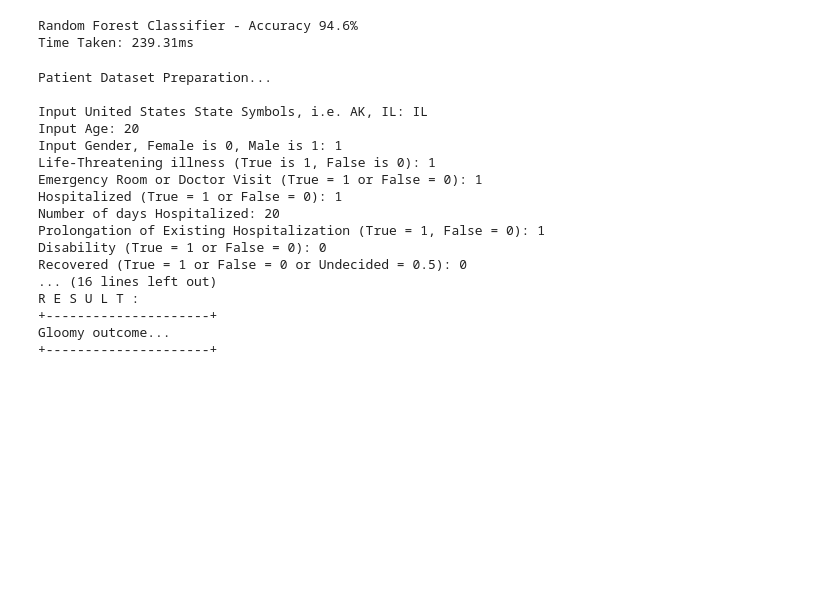
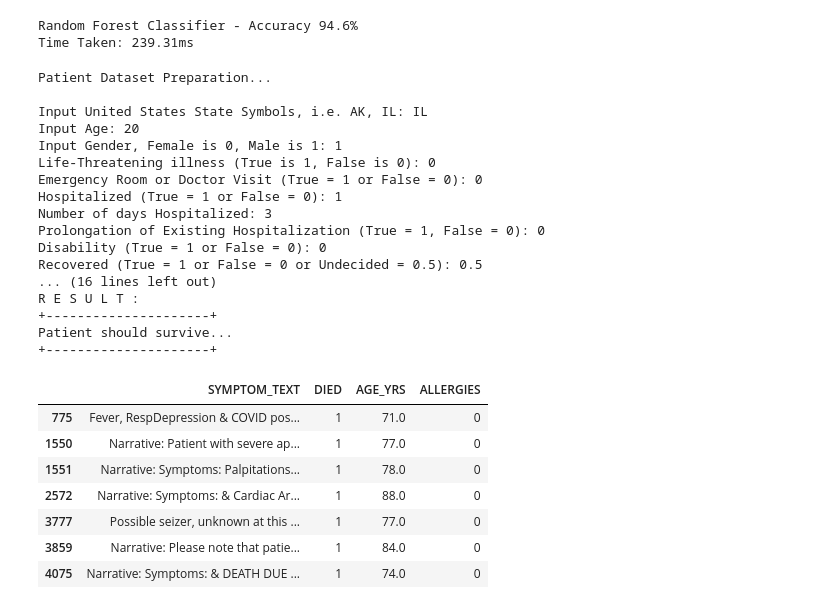
Before and after one commit to invest41/Studying_Reactions_to_Vaccines, a Jupyter notebook: Studying_Reactions_To_VACCINES.ipynb, the cells around one changed output. Saved outputs shown, nothing was run; the diff lists cells and outputs as text; code cells hidden in the pictures; blank space fills up the shorter version.

```diff
--- a/Studying_Reactions_To_VACCINES.ipynb
+++ b/Studying_Reactions_To_VACCINES.ipynb
@@ -733,7 +734,7 @@ while True:
     m_recovd = float(input("Recovered (True = 1 or False = 0 or Undecided = 0.5): "))
     m_numdays = float(input("Number of days from Vaccination date till Onset of adverse reaction: "))
     m_v_adminby = fac_dct[input(f"Type of facility where vaccine was administered, data translation in dictionary, {fac_dct.keys()}: ").upper().strip()]
-    m_form_vers = int(input("Adverse Type of Vaccination Reaction (1 or 2): "))
+    m_form_vers = int(input("Adverse Type of Vaccination Reaction ( Grim presentation, i.e. stroke or heart attack, is 1 or Others are 2): "))
     m_birth_defect = int(input("Congenital anomaly or birth defect (True = 1 or False = 0): "))
     m_ofc_visit = int(input("Doctor or other healthcare provider office/clinic visit (True is 1 or False is 0): "))
     m_er_ed_visit = int(input("Emergency room/department or urgent care (True is 1 or False is 0): "))
@@ -757,7 +758,7 @@ except Exception as e:
 
 
 #4.0
-if prediction2[0]>0: outcome = "You would've survived..."
+if prediction[0]<1: outcome = "Patient should survive..."
 else: outcome = 'Gloomy outcome...'
 template = f'''
 \n\n\n\n
@@ -772,15 +773,27 @@ Patient Dataset Preparation...
 Input United States State Symbols, i.e. AK, IL: IL
 Input Age: 20
 Input Gender, Female is 0, Male is 1: 1
-Life-Threatening illness (True is 1, False is 0): 1
-Emergency Room or Doctor Visit (True = 1 or False = 0): 1
+Life-Threatening illness (True is 1, False is 0): 0
+Emergency Room or Doctor Visit (True = 1 or False = 0): 0
 Hospitalized (True = 1 or False = 0): 1
-Number of days Hospitalized: 20
-Prolongation of Existing Hospitalization (True = 1, False = 0): 1
+Number of days Hospitalized: 3
+Prolongation of Existing Hospitalization (True = 1, False = 0): 0
 Disability (True = 1 or False = 0): 0
-Recovered (True = 1 or False = 0 or Undecided = 0.5): 0
+Recovered (True = 1 or False = 0 or Undecided = 0.5): 0.5
 ... (16 lines left out)
 R E S U L T :
 +---------------------+
-Gloomy outcome...
+Patient should survive...
 +---------------------+
+# %%
+#proves correlation between the Type 1 form of adverse reaction and death
+corona_vac_df[corona_vac_df['FORM_VERS']==1][['SYMPTOM_TEXT','DIED','AGE_YRS','ALLERGIES']]
+# %% [output]
+|  | SYMPTOM_TEXT | DIED | AGE_YRS | ALLERGIES |
+| 775 | Fever, RespDepression & COVID pos... | 1 | 71.0 | 0 |
+| 1550 | Narrative: Patient with severe ap... | 1 | 77.0 | 0 |
+| 1551 | Narrative: Symptoms: Palpitations... | 1 | 78.0 | 0 |
+| 2572 | Narrative: Symptoms: & Cardiac Ar... | 1 | 88.0 | 0 |
+| 3777 | Possible seizer, unknown at this ... | 1 | 77.0 | 0 |
+| 3859 | Narrative: Please note that patie... | 1 | 84.0 | 0 |
+| 4075 | Narrative: Symptoms: & DEATH DUE ... | 1 | 74.0 | 0 |
```
Also changed, not shown: parts of 5 cells of this notebook.
